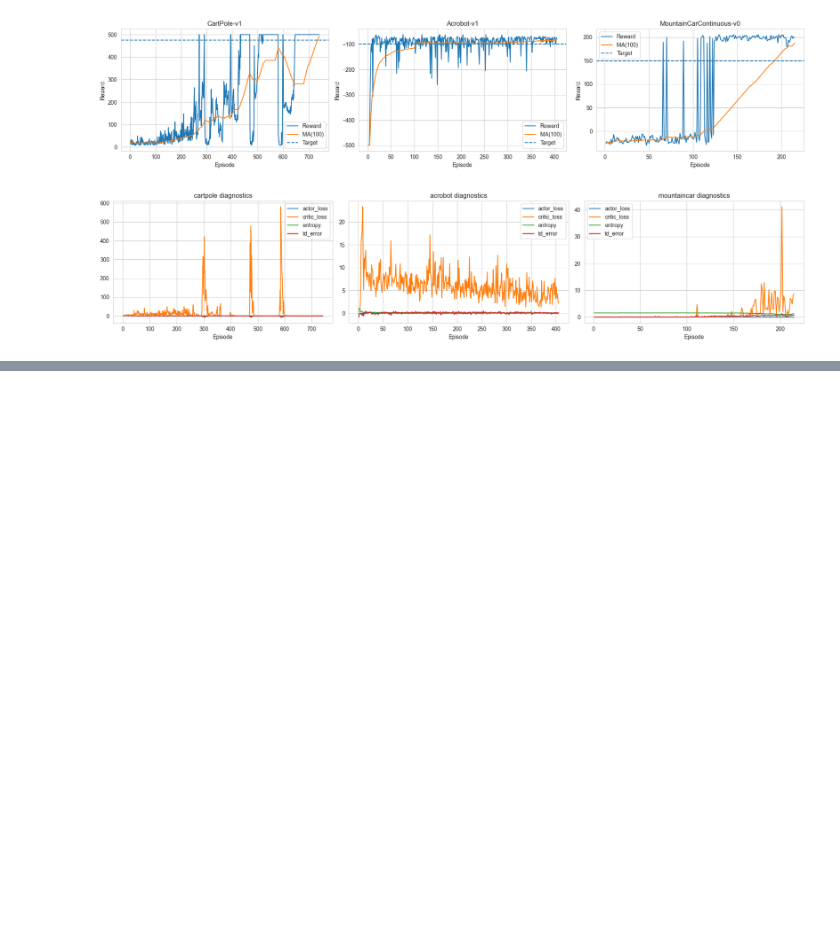
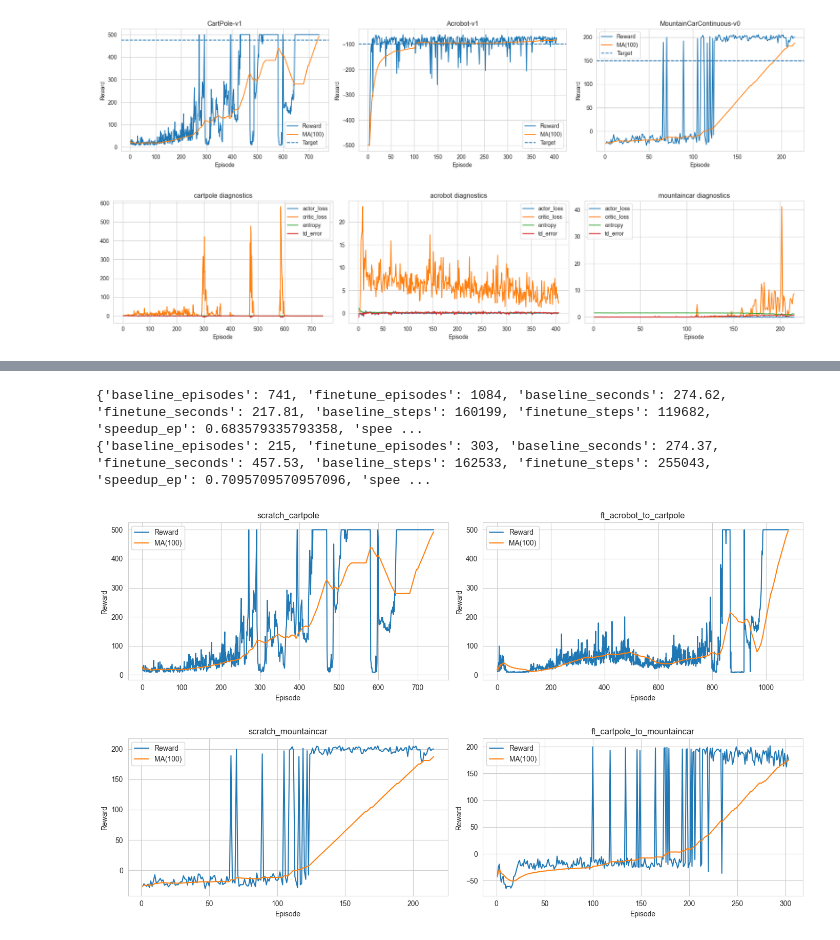
Before and after one commit to shaharoded/TransferLearning, a Jupyter notebook: mainColab.ipynb, the cells around one changed output, grey strips where cells are left out. Saved outputs shown, nothing was run; the diff lists cells and outputs as text; code cells hidden in the pictures; blank space fills up the shorter version.

```diff
--- a/mainColab.ipynb
+++ b/mainColab.ipynb
@@ -276,0 +485,37 @@ plot_diagnostics_grid(
+# %%
+baseline_summaries = {
+    "cartpole": summarize_run(histories["cartpole"]),
+    "acrobot": summarize_run(histories["acrobot"]),
+    "mountaincar": summarize_run(histories["mountaincar"]),
+}
+
+# Pair 1: acrobot -> cartpole compares to cartpole scratch
+print(compare_runs(baseline_summaries["cartpole"], finetune_summaries["acrobot_to_cartpole"]))
+
+# Pair 2: cartpole -> mountaincar compares to mountaincar scratch
+print(compare_runs(baseline_summaries["mountaincar"], finetune_summaries["cartpole_to_mountaincar"]))
+
+plot_training_curves_grid(
+    {
+        "scratch_cartpole": histories["cartpole"],
+        "ft_acrobot_to_cartpole": finetune_histories["acrobot_to_cartpole"],
+    },
+    order=["scratch_cartpole", "ft_acrobot_to_cartpole"],
+    grid_shape=(1, 2),
+    figsize=(14, 4),
+)
+
+plot_training_curves_grid(
+    {
+        "scratch_mountaincar": histories["mountaincar"],
+        "ft_cartpole_to_mountaincar": finetune_histories["cartpole_to_mountaincar"],
+    },
+    order=["scratch_mountaincar", "ft_cartpole_to_mountaincar"],
+    grid_shape=(1, 2),
+    figsize=(14, 4),
+)
+# %% [output]
+{'baseline_episodes': 741, 'finetune_episodes': 1084, 'baseline_seconds': 274.62, 'finetune_seconds': 217.81, 'baseline_steps': 160199, 'finetune_steps': 119682, 'speedup_ep': 0.683579335793358, 'spee ...
+{'baseline_episodes': 215, 'finetune_episodes': 303, 'baseline_seconds': 274.37, 'finetune_seconds': 457.53, 'baseline_steps': 162533, 'finetune_steps': 255043, 'speedup_ep': 0.7095709570957096, 'spee ...
+[figure, added]
+[figure, added]
```
Also changed, not shown: parts of 10 cells of this notebook, 6 other files.
